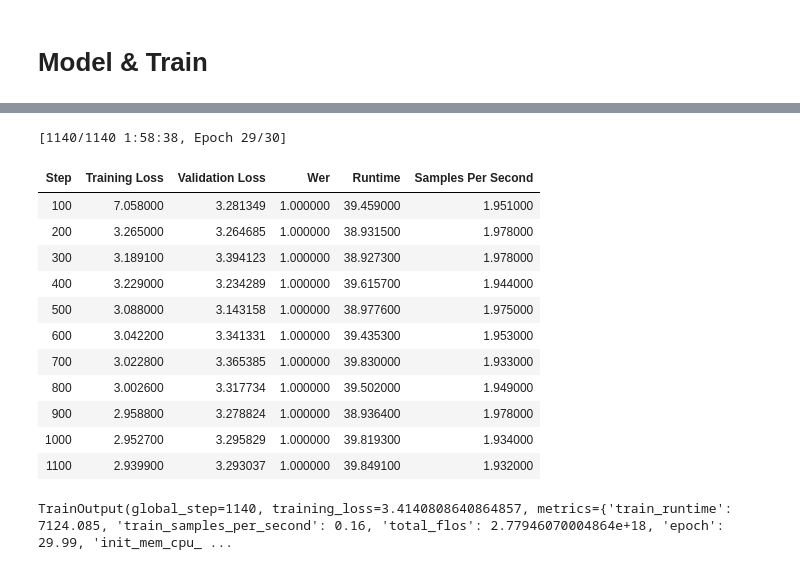
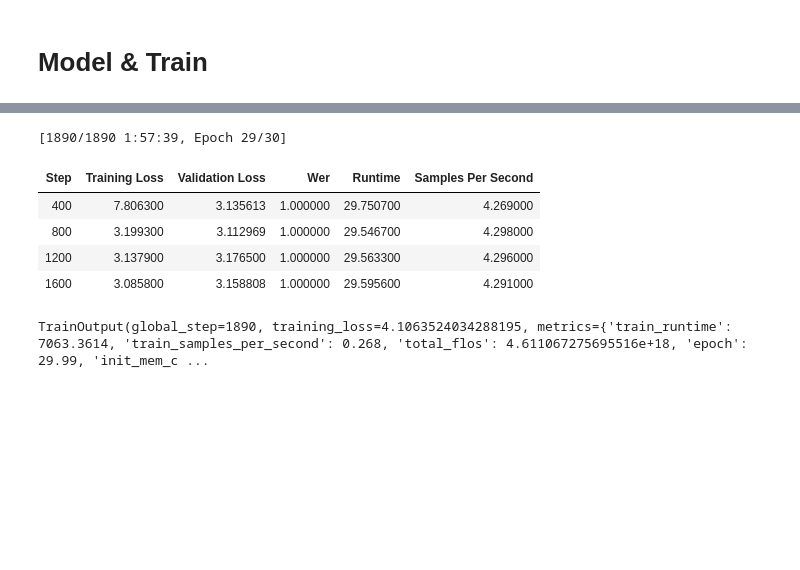
Before and after one commit to edwin-19/wave2vec2-hf-sprint, a Jupyter notebook: Train.ipynb, the cells around one changed output, grey strips where cells are left out. Cells and saved outputs as stored; diff of their text form; code cells hidden in the pictures; blank space fills up the shorter version.

Commit message:
Changed to use dataset but seems to be quite memory intensive, probably need to change back to normal dataset

```diff
--- a/Train.ipynb
+++ b/Train.ipynb
@@ -135,6 +178,7 @@ class DataCollatorCTCWithPadding:
             This is especially useful to enable the use of Tensor Cores on NVIDIA hardware with compute capability >=
             7.5 (Volta).
     """
+
     processor: Wav2Vec2Processor
     padding: Union[bool, str] = True
     max_length: Optional[int] = None
@@ -143,17 +187,18 @@ class DataCollatorCTCWithPadding:
     pad_to_multiple_of_labels: Optional[int] = None
 
     def __call__(self, features: List[Dict[str, Union[List[int], torch.Tensor]]]) -> Dict[str, torch.Tensor]:
-        input_features = input_features = [{"input_values": feature["input_values"]} for feature in features]
+        # split inputs and labels since they have to be of different lenghts and need
+        # different padding methods
+        input_features = [{"input_values": feature["input_values"]} for feature in features]
         label_features = [{"input_ids": feature["labels"]} for feature in features]
 
         batch = self.processor.pad(
             input_features,
             padding=self.padding,
-            max_length = self.max_length,
+            max_length=self.max_length,
             pad_to_multiple_of=self.pad_to_multiple_of,
             return_tensors="pt"
         )
-
         with self.processor.as_target_processor():
             labels_batch = self.processor.pad(
                 label_features,
@@ -163,8 +208,10 @@ class DataCollatorCTCWithPadding:
                 return_tensors="pt"
             )
 
-        labels = labels_batch['input_ids'].masked_fill(labels_batch.attention_mask.ne(1), -100)
-        batch['labels'] = labels
+        # replace padding with -100 to ignore loss correctly
+        labels = labels_batch["input_ids"].masked_fill(labels_batch.attention_mask.ne(1), -100)
+
+        batch["labels"] = labels
 
         return batch
 # %%
@@ -181,9 +228,7 @@ def compute_metrics(pred):
 
     return {'wer': wer}
 # %%
-train_dataset = AudioDataSet(train_df, processor)
-eval_dataset = AudioDataSet(eval_df, processor)
-data_collator = DataCollatorCTCWithPadding(processor=processor, padding=True)
+data_collator = DataCollatorCTCWithPadding(processor=processor, padding=True, max_length_labels=200)
 wer_metric = load_metric('wer')
 # %% [markdown]
 # Model & Train
@@ -215,11 +260,11 @@ training_args = TrainingArguments(
     num_train_epochs=30,
     fp16=False, # use fp32 for acc
     save_steps=400,
-    eval_steps=100, # Change to print every x steps
-    logging_steps=100,
+    eval_steps=400, # Change to print every x steps
+    logging_steps=400,
     logging_dir='logs/',
     learning_rate=3e-4,
-    warmup_steps=30,
+    warmup_steps=500,
     save_total_limit=2
 )
 # %%
@@ -229,24 +274,18 @@ trainer = Trainer(
     data_collator=data_collator,
     args=training_args,
     compute_metrics=compute_metrics,
-    train_dataset=train_dataset,
-    eval_dataset=eval_dataset,
+    train_dataset=train_data,
+    eval_dataset=eval_data,
     tokenizer=processor.feature_extractor
 )
 # %%
+torch.cuda.empty_cache()
 trainer.train()
 # %% [output]
-[1140/1140 1:58:38, Epoch 29/30]
+[1890/1890 1:57:39, Epoch 29/30]
 | Step | Training Loss | Validation Loss | Wer | Runtime | Samples Per Second |
-| 100 | 7.058000 | 3.281349 | 1.000000 | 39.459000 | 1.951000 |
-| 200 | 3.265000 | 3.264685 | 1.000000 | 38.931500 | 1.978000 |
-| 300 | 3.189100 | 3.394123 | 1.000000 | 38.927300 | 1.978000 |
-| 400 | 3.229000 | 3.234289 | 1.000000 | 39.615700 | 1.944000 |
-| 500 | 3.088000 | 3.143158 | 1.000000 | 38.977600 | 1.975000 |
-| 600 | 3.042200 | 3.341331 | 1.000000 | 39.435300 | 1.953000 |
-| 700 | 3.022800 | 3.365385 | 1.000000 | 39.830000 | 1.933000 |
-| 800 | 3.002600 | 3.317734 | 1.000000 | 39.502000 | 1.949000 |
-| 900 | 2.958800 | 3.278824 | 1.000000 | 38.936400 | 1.978000 |
-| 1000 | 2.952700 | 3.295829 | 1.000000 | 39.819300 | 1.934000 |
-| 1100 | 2.939900 | 3.293037 | 1.000000 | 39.849100 | 1.932000 |
+| 400 | 7.806300 | 3.135613 | 1.000000 | 29.750700 | 4.269000 |
+| 800 | 3.199300 | 3.112969 | 1.000000 | 29.546700 | 4.298000 |
+| 1200 | 3.137900 | 3.176500 | 1.000000 | 29.563300 | 4.296000 |
+| 1600 | 3.085800 | 3.158808 | 1.000000 | 29.595600 | 4.291000 |
-TrainOutput(global_step=1140, training_loss=3.4140808640864857, metrics={'train_runtime': 7124.085, 'train_samples_per_second': 0.16, 'total_flos': 2.77946070004864e+18, 'epoch': 29.99, 'init_mem_cpu_ ...
+TrainOutput(global_step=1890, training_loss=4.1063524034288195, metrics={'train_runtime': 7063.3614, 'train_samples_per_second': 0.268, 'total_flos': 4.611067275695516e+18, 'epoch': 29.99, 'init_mem_c ...
```
Also changed, not shown: parts of 22 cells of this notebook, 4 other files.
